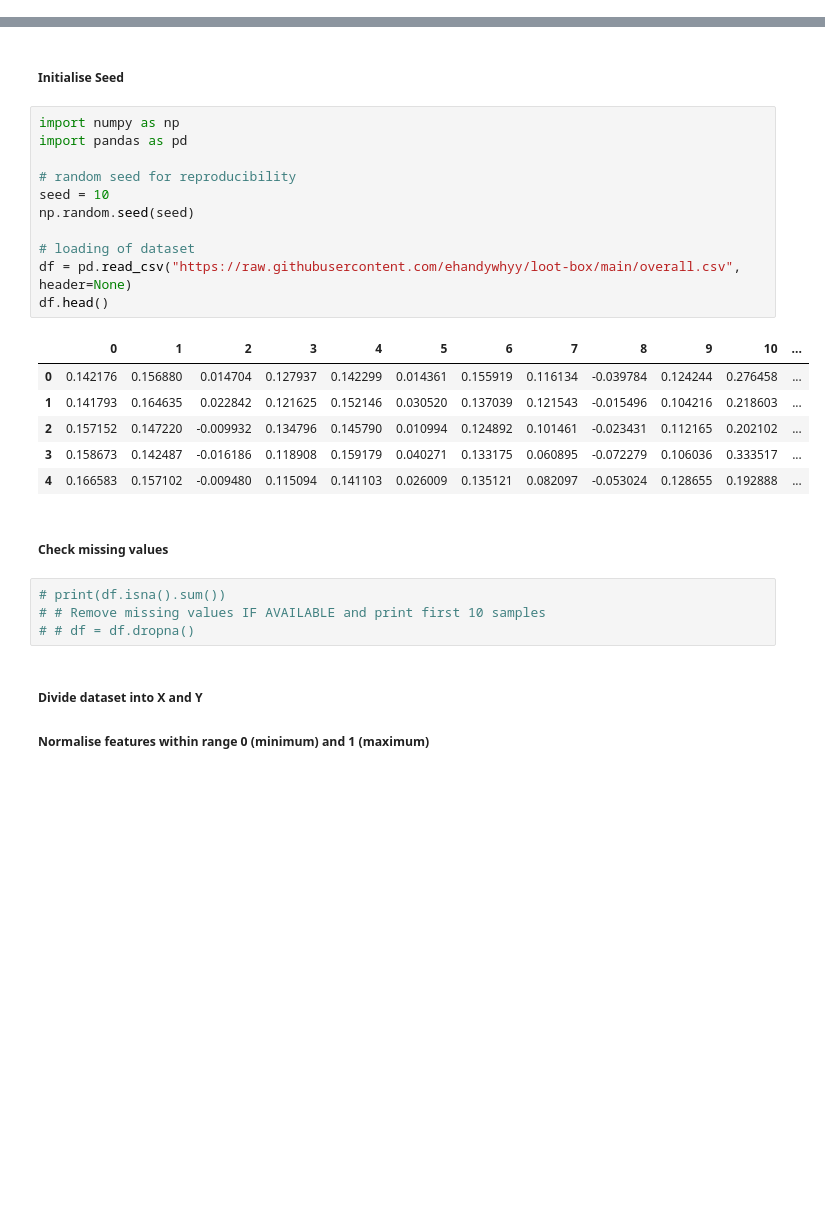
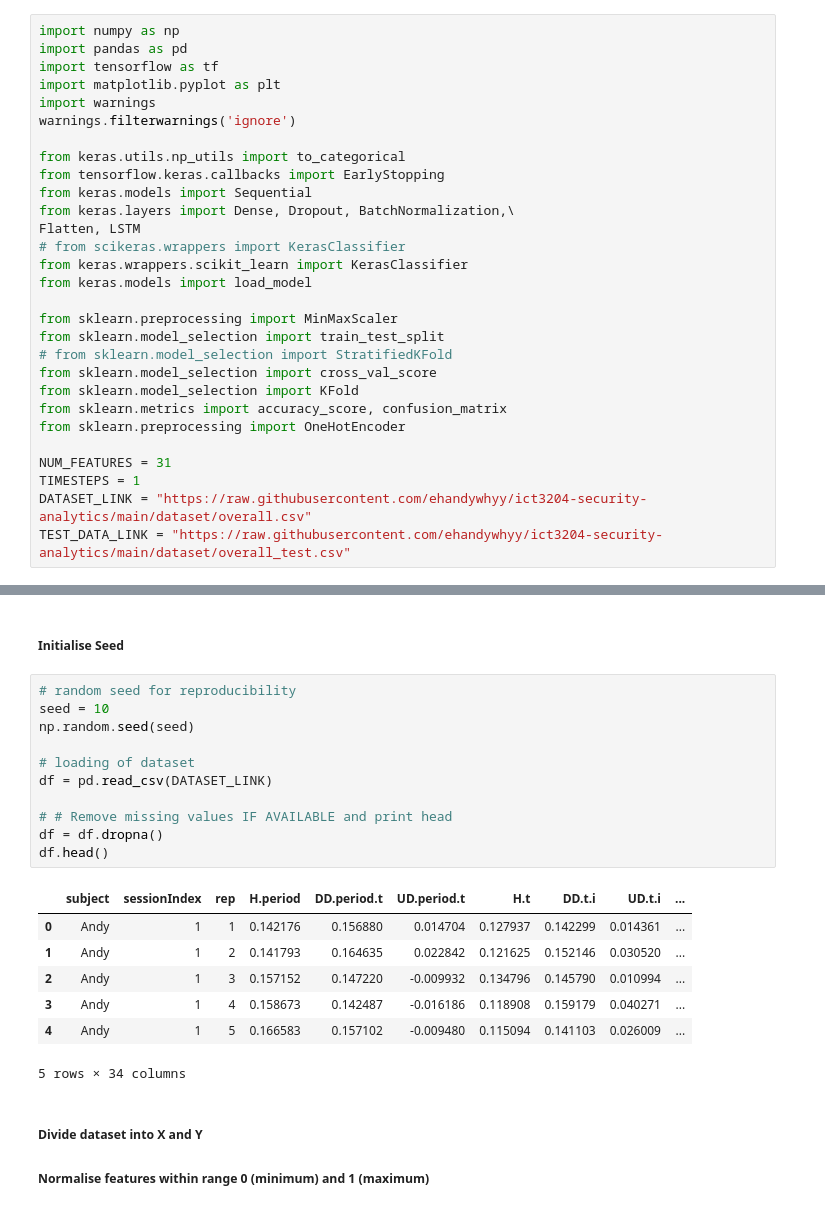
Before and after one commit to xfortisfye/ict3204-keystroke-auth-lstm, a Jupyter notebook: keystroke_backup.ipynb, the cells around one changed output, grey strips where cells are left out. Saved outputs shown, nothing was run; the diff lists cells and outputs as text; blank space fills up the shorter version.

```diff
--- a/keystroke_backup.ipynb
+++ b/keystroke_backup.ipynb
@@ -18,0 +6,29 @@ Drive already mounted at /content/gdrive; to attempt to forcibly remount, call d
+# %%
+import numpy as np
+import pandas as pd
+import tensorflow as tf
+import matplotlib.pyplot as plt
+import warnings
+warnings.filterwarnings('ignore')
+
+from keras.utils.np_utils import to_categorical
+from tensorflow.keras.callbacks import EarlyStopping
+from keras.models import Sequential
+from keras.layers import Dense, Dropout, BatchNormalization,\
+Flatten, LSTM
+# from scikeras.wrappers import KerasClassifier
+from keras.wrappers.scikit_learn import KerasClassifier
+from keras.models import load_model
+
+from sklearn.preprocessing import MinMaxScaler
+from sklearn.model_selection import train_test_split
+# from sklearn.model_selection import StratifiedKFold
+from sklearn.model_selection import cross_val_score
+from sklearn.model_selection import KFold
+from sklearn.metrics import accuracy_score, confusion_matrix
+from sklearn.preprocessing import OneHotEncoder
+
+NUM_FEATURES = 31
+TIMESTEPS = 1
+DATASET_LINK = "https://raw.githubusercontent.com/ehandywhyy/ict3204-security-analytics/main/dataset/overall.csv"
+TEST_DATA_LINK = "https://raw.githubusercontent.com/ehandywhyy/ict3204-security-analytics/main/dataset/overall_test.csv"
@@ -19,29 +38,24 @@ Drive already mounted at /content/gdrive; to attempt to forcibly remount, call d
 # %% [markdown]
 ##### Initialise Seed
 # %%
-import numpy as np
-import pandas as pd
-
 # random seed for reproducibility
 seed = 10
 np.random.seed(seed)
 
 # loading of dataset
-df = pd.read_csv("https://raw.githubusercontent.com/ehandywhyy/loot-box/main/overall.csv", header=None)
+df = pd.read_csv(DATASET_LINK)
+
+# # Remove missing values IF AVAILABLE and print head
+df = df.dropna()
 df.head()
 # %% [output]
-|  | 0 | 1 | 2 | 3 | 4 | 5 | 6 | 7 | 8 | 9 | 10 | ... |
-| 0 | 0.142176 | 0.156880 | 0.014704 | 0.127937 | 0.142299 | 0.014361 | 0.155919 | 0.116134 | -0.039784 | 0.124244 | 0.276458 | ... |
-| 1 | 0.141793 | 0.164635 | 0.022842 | 0.121625 | 0.152146 | 0.030520 | 0.137039 | 0.121543 | -0.015496 | 0.104216 | 0.218603 | ... |
-| 2 | 0.157152 | 0.147220 | -0.009932 | 0.134796 | 0.145790 | 0.010994 | 0.124892 | 0.101461 | -0.023431 | 0.112165 | 0.202102 | ... |
-| 3 | 0.158673 | 0.142487 | -0.016186 | 0.118908 | 0.159179 | 0.040271 | 0.133175 | 0.060895 | -0.072279 | 0.106036 | 0.333517 | ... |
-| 4 | 0.166583 | 0.157102 | -0.009480 | 0.115094 | 0.141103 | 0.026009 | 0.135121 | 0.082097 | -0.053024 | 0.128655 | 0.192888 | ... |
+|  | subject | sessionIndex | rep | H.period | DD.period.t | UD.period.t | H.t | DD.t.i | UD.t.i | ... |
+| 0 | Andy | 1 | 1 | 0.142176 | 0.156880 | 0.014704 | 0.127937 | 0.142299 | 0.014361 | ... |
+| 1 | Andy | 1 | 2 | 0.141793 | 0.164635 | 0.022842 | 0.121625 | 0.152146 | 0.030520 | ... |
+| 2 | Andy | 1 | 3 | 0.157152 | 0.147220 | -0.009932 | 0.134796 | 0.145790 | 0.010994 | ... |
+| 3 | Andy | 1 | 4 | 0.158673 | 0.142487 | -0.016186 | 0.118908 | 0.159179 | 0.040271 | ... |
+| 4 | Andy | 1 | 5 | 0.166583 | 0.157102 | -0.009480 | 0.115094 | 0.141103 | 0.026009 | ... |
+5 rows × 34 columns
-# %% [markdown]
-##### Check missing values
-# %%
-# print(df.isna().sum())
-# # Remove missing values IF AVAILABLE and print first 10 samples
-# # df = df.dropna()
 # %% [markdown]
 ##### Divide dataset into X and Y
 ##### Normalise features within range 0 (minimum) and 1 (maximum)
```
Also changed, not shown: parts of 22 cells of this notebook, 2 other files.
